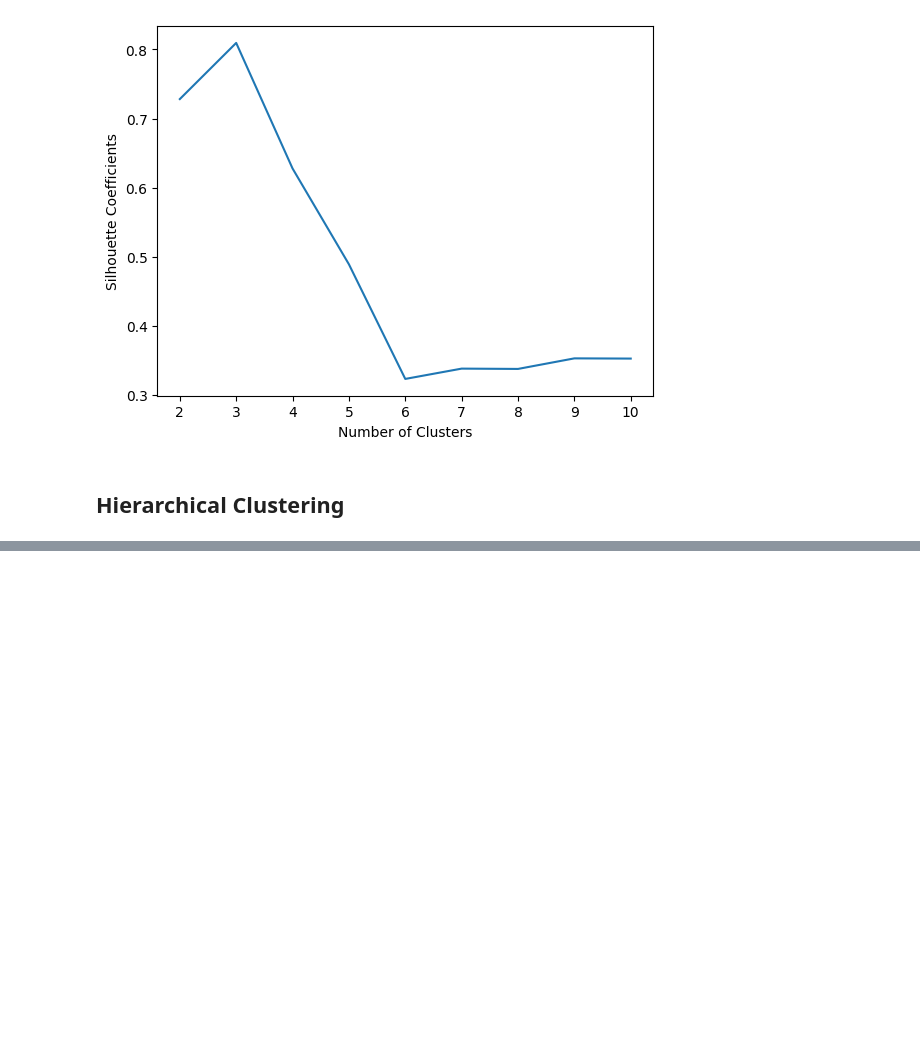
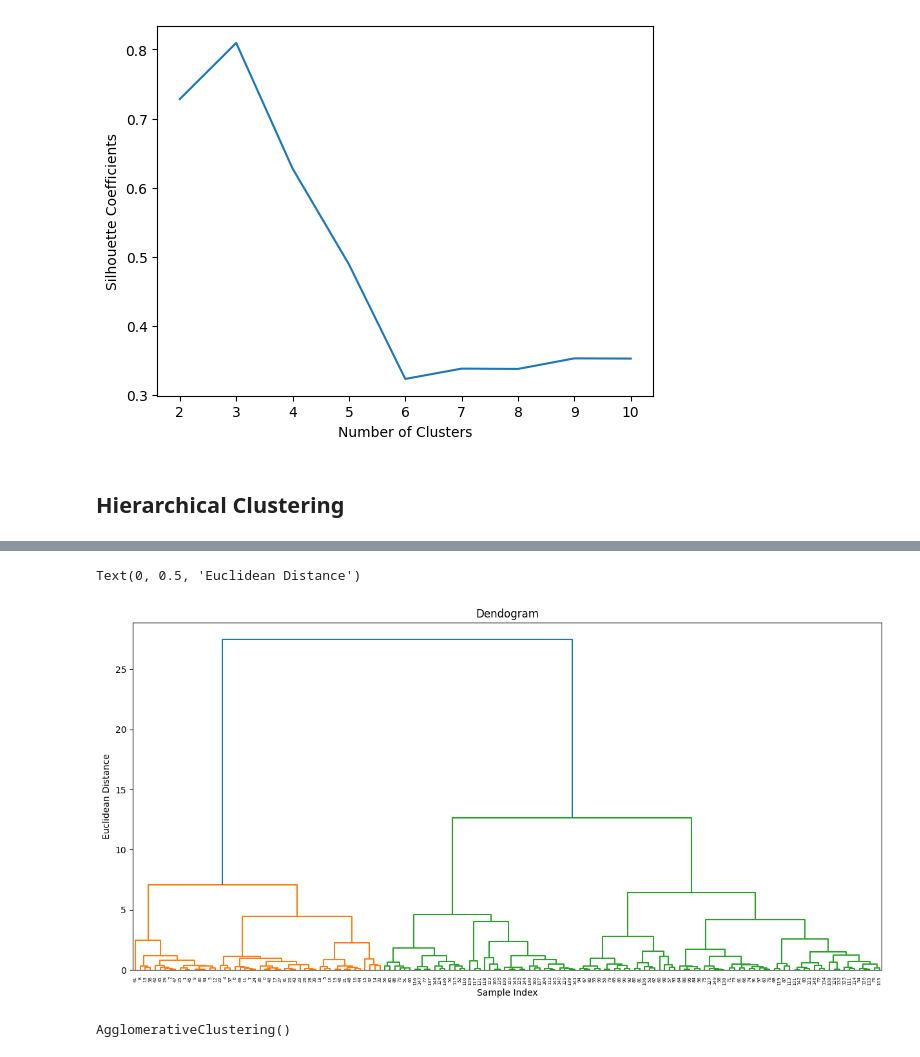
Before and after one commit to Jayesh-Ah/ME228-DS-ML, a Jupyter notebook: clustering.ipynb, the cells around one changed output, grey strips where cells are left out. Cells and saved outputs as stored; diff of their text form; code cells hidden in the pictures; blank space fills up the shorter version.

```diff
--- a/clustering.ipynb
+++ b/clustering.ipynb
@@ -154,0 +222,21 @@ import numpy as np
+# %%
+# Agglomerative CLustering
+
+import scipy.cluster.hierarchy as sc            #To construct dendogram
+plt.figure(figsize=(15,7))
+plt.title("Dendograms")
+
+sc.dendrogram(sc.linkage(pca_scaled, method = 'ward'))
+plt.title("Dendogram")
+plt.xlabel("Sample Index")
+plt.ylabel("Euclidean Distance")
+# %% [output]
+Text(0, 0.5, 'Euclidean Distance')
+[figure, added]
+# %%
+
+from sklearn.cluster import AgglomerativeClustering
+cluster = AgglomerativeClustering(n_clusters=2, metric='euclidean', linkage='ward')
+cluster.fit(pca_scaled)
+# %% [output]
+AgglomerativeClustering()
```
Also changed, not shown: parts of 18 cells of this notebook.
